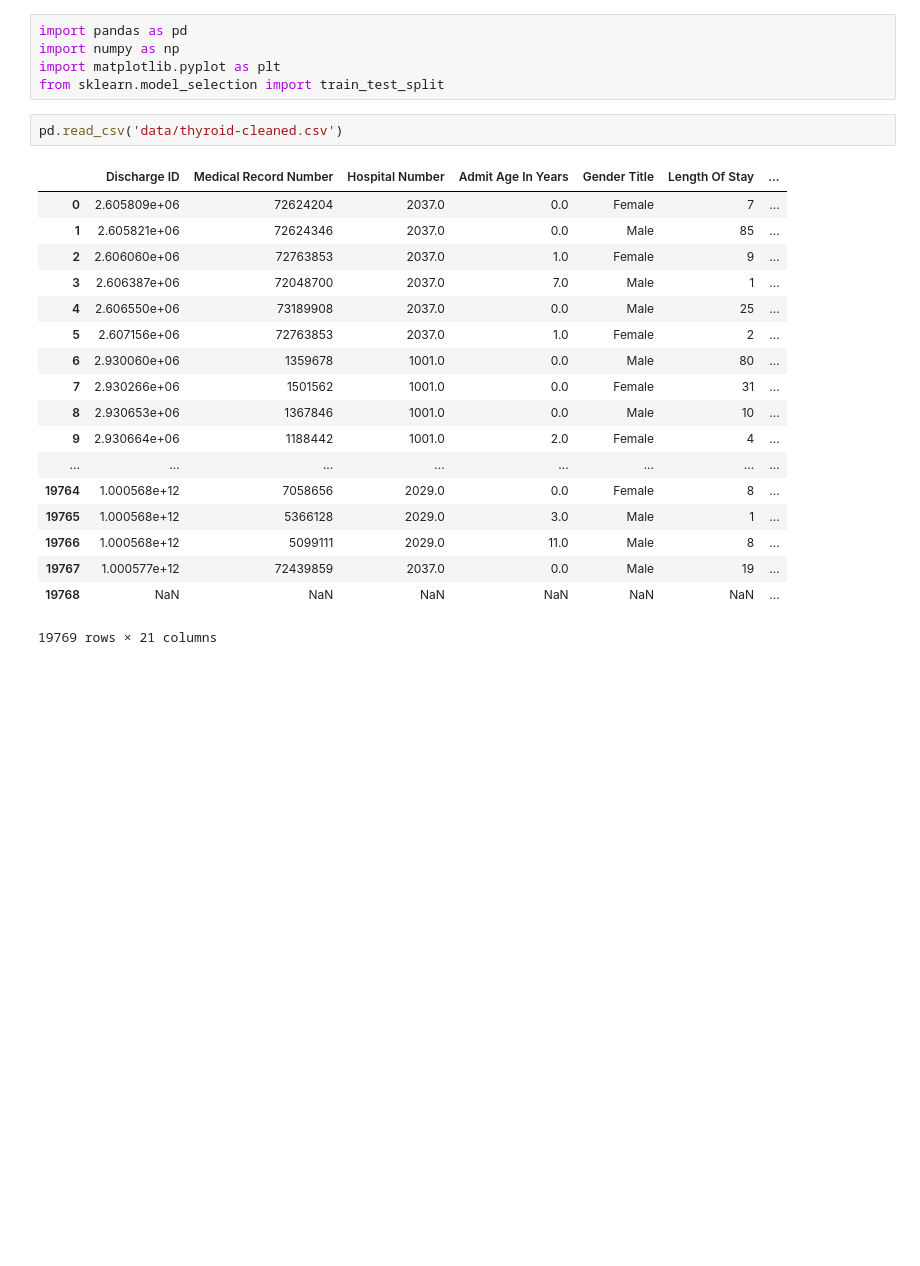
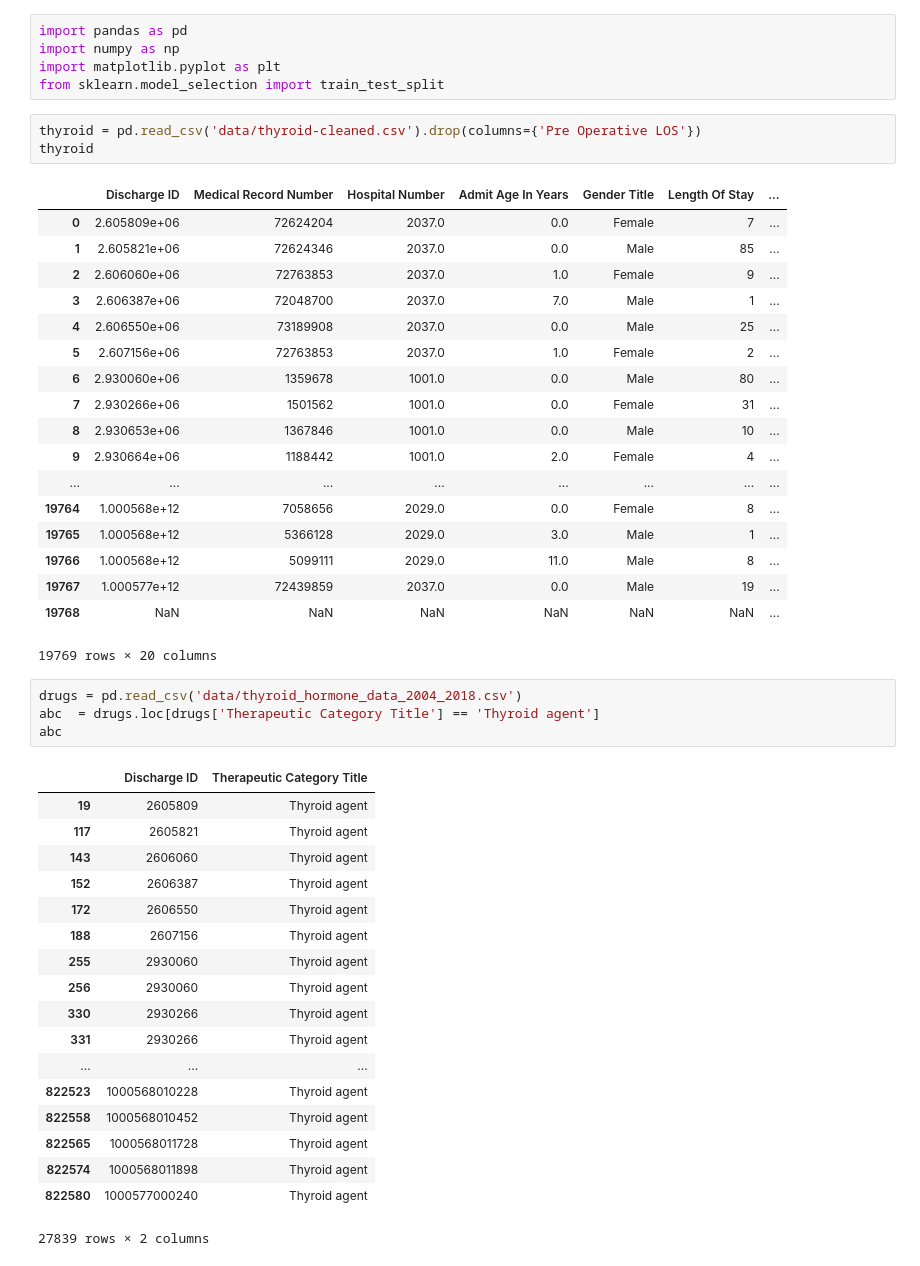
Before and after one commit to heathertrinh1017/Final-Project, a Jupyter notebook: ht.ipynb, the cells around one changed output. Cells and saved outputs as stored; diff of their text form; blank space fills up the shorter version.

Commit message:
data analysis

```diff
--- a/ht.ipynb
+++ b/ht.ipynb
@@ -4,7 +4,8 @@ import numpy as np
 import matplotlib.pyplot as plt
 from sklearn.model_selection import train_test_split
 # %%
-pd.read_csv('data/thyroid-cleaned.csv')
+thyroid = pd.read_csv('data/thyroid-cleaned.csv').drop(columns={'Pre Operative LOS'})
+thyroid
 # %% [output]
 |  | Discharge ID | Medical Record Number | Hospital Number | Admit Age In Years | Gender Title | Length Of Stay | ... |
 | 0 | 2.605809e+06 | 72624204 | 2037.0 | 0.0 | Female | 7 | ... |
@@ -23,4 +24,27 @@ pd.read_csv('data/thyroid-cleaned.csv')
 | 19766 | 1.000568e+12 | 5099111 | 2029.0 | 11.0 | Male | 8 | ... |
 | 19767 | 1.000577e+12 | 72439859 | 2037.0 | 0.0 | Male | 19 | ... |
 | 19768 | NaN | NaN | NaN | NaN | NaN | NaN | ... |
-19769 rows × 21 columns
+19769 rows × 20 columns
+# %%
+drugs = pd.read_csv('data/thyroid_hormone_data_2004_2018.csv')
+abc  = drugs.loc[drugs['Therapeutic Category Title'] == 'Thyroid agent']
+abc
+# %% [output]
+|  | Discharge ID | Therapeutic Category Title |
+| 19 | 2605809 | Thyroid agent |
+| 117 | 2605821 | Thyroid agent |
+| 143 | 2606060 | Thyroid agent |
+| 152 | 2606387 | Thyroid agent |
+| 172 | 2606550 | Thyroid agent |
+| 188 | 2607156 | Thyroid agent |
+| 255 | 2930060 | Thyroid agent |
+| 256 | 2930060 | Thyroid agent |
+| 330 | 2930266 | Thyroid agent |
+| 331 | 2930266 | Thyroid agent |
+| ... | ... | ... |
+| 822523 | 1000568010228 | Thyroid agent |
+| 822558 | 1000568010452 | Thyroid agent |
+| 822565 | 1000568011728 | Thyroid agent |
+| 822574 | 1000568011898 | Thyroid agent |
+| 822580 | 1000577000240 | Thyroid agent |
+27839 rows × 2 columns
```
Also changed, not shown: parts of 8 cells of this notebook.
